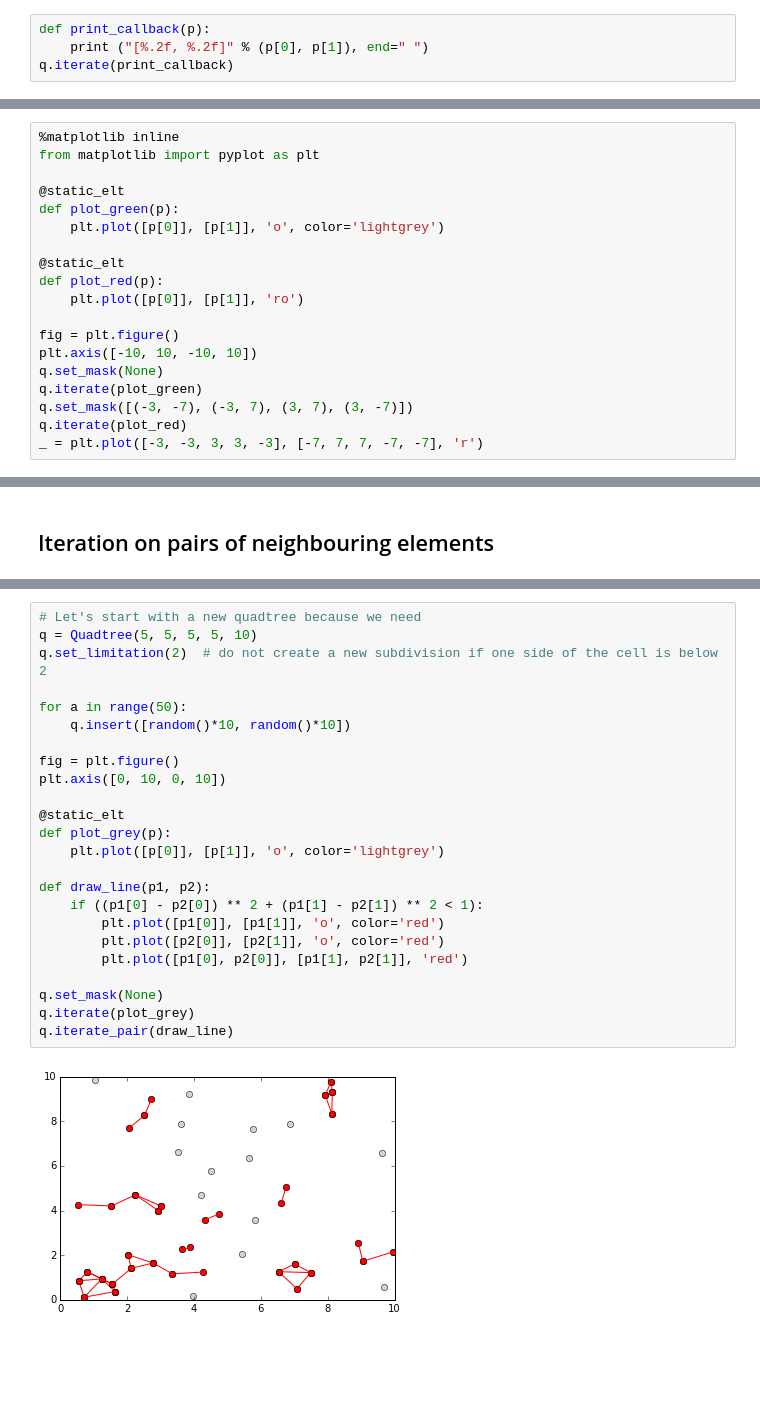
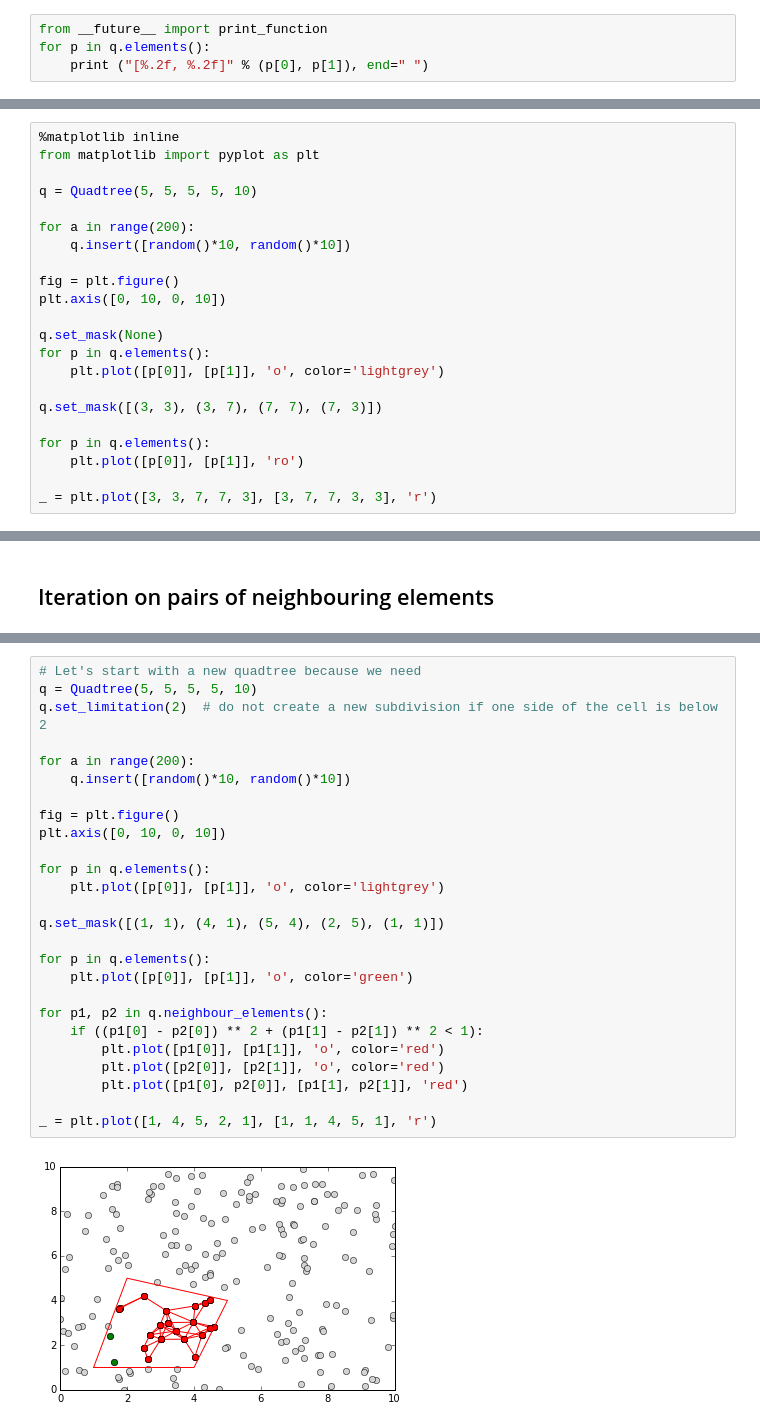
Before and after one commit to xoolive/quadtree, a Jupyter notebook: tutorial.ipynb, the cells around one changed output, grey strips where cells are left out. Saved outputs shown, nothing was run; the diff lists cells and outputs as text; blank space fills up the shorter version.

```diff
--- a/tutorial.ipynb
+++ b/tutorial.ipynb
@@ -104,7 +104,7 @@ First elements:
 # %% [markdown]
 We can write our own iterator and print each element we encounter the way we like.
 # %%
-def print_callback(p):
+from __future__ import print_function
+for p in q.elements():
     print ("[%.2f, %.2f]" % (p[0], p[1]), end=" ")
-q.iterate(print_callback)
 # %% [output]
@@ -159,19 +149,22 @@ print ("%d elements (disable the mask)" % count)
 %matplotlib inline
 from matplotlib import pyplot as plt
 
-@static_elt
-def plot_green(p):
+q = Quadtree(5, 5, 5, 5, 10)
+
+for a in range(200):
+    q.insert([random()*10, random()*10])
+
+fig = plt.figure()
+plt.axis([0, 10, 0, 10])
+
+q.set_mask(None)
+for p in q.elements():
     plt.plot([p[0]], [p[1]], 'o', color='lightgrey')
 
-@static_elt
-def plot_red(p):
+q.set_mask([(3, 3), (3, 7), (7, 7), (7, 3)])
+
+for p in q.elements():
     plt.plot([p[0]], [p[1]], 'ro')
 
-fig = plt.figure()
-plt.axis([-10, 10, -10, 10])
-q.set_mask(None)
-q.iterate(plot_green)
-q.set_mask([(-3, -7), (-3, 7), (3, 7), (3, -7)])
-q.iterate(plot_red)
-_ = plt.plot([-3, -3, 3, 3, -3], [-7, 7, 7, -7, -7], 'r')
+_ = plt.plot([3, 3, 7, 7, 3], [3, 7, 7, 3, 3], 'r')
 # %% [output]
@@ -197,26 +178,28 @@ The function is supposed to be symmetrical, i.e. only one of `f(p1, p2)` and `f(
 # %%
 # Let's start with a new quadtree because we need
 q = Quadtree(5, 5, 5, 5, 10)
 q.set_limitation(2)  # do not create a new subdivision if one side of the cell is below 2
 
-for a in range(50):
+for a in range(200):
     q.insert([random()*10, random()*10])
 
 fig = plt.figure()
 plt.axis([0, 10, 0, 10])
 
-@static_elt
-def plot_grey(p):
+for p in q.elements():
     plt.plot([p[0]], [p[1]], 'o', color='lightgrey')
 
-def draw_line(p1, p2):
+q.set_mask([(1, 1), (4, 1), (5, 4), (2, 5), (1, 1)])
+
+for p in q.elements():
+    plt.plot([p[0]], [p[1]], 'o', color='green')
+
+for p1, p2 in q.neighbour_elements():
     if ((p1[0] - p2[0]) ** 2 + (p1[1] - p2[1]) ** 2 < 1):
         plt.plot([p1[0]], [p1[1]], 'o', color='red')
         plt.plot([p2[0]], [p2[1]], 'o', color='red')
         plt.plot([p1[0], p2[0]], [p1[1], p2[1]], 'red')
 
-q.set_mask(None)
-q.iterate(plot_grey)
-q.iterate_pair(draw_line)
+_ = plt.plot([1, 4, 5, 2, 1], [1, 1, 4, 5, 1], 'r')
 # %% [output]
-[figure, old version]
+[figure, new version]
```
Also changed, not shown: parts of 18 cells of this notebook, 6 other files.
